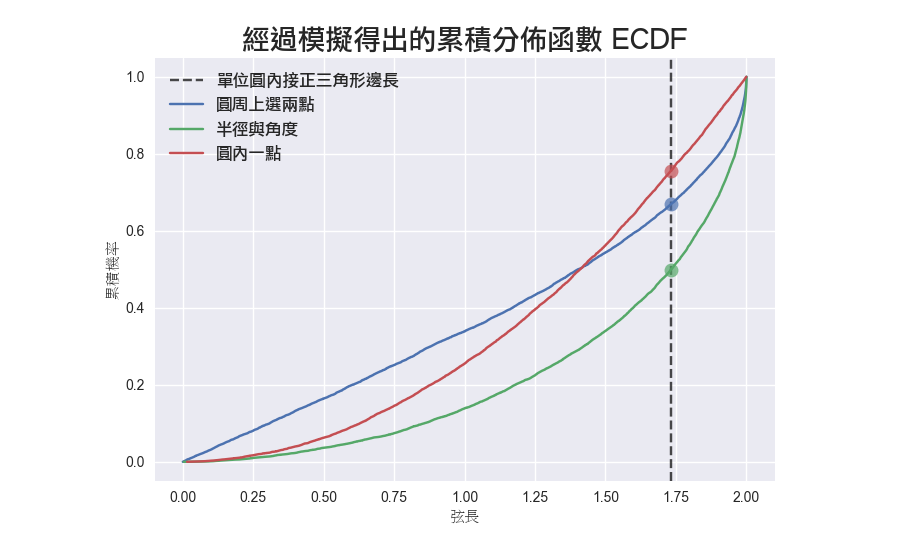
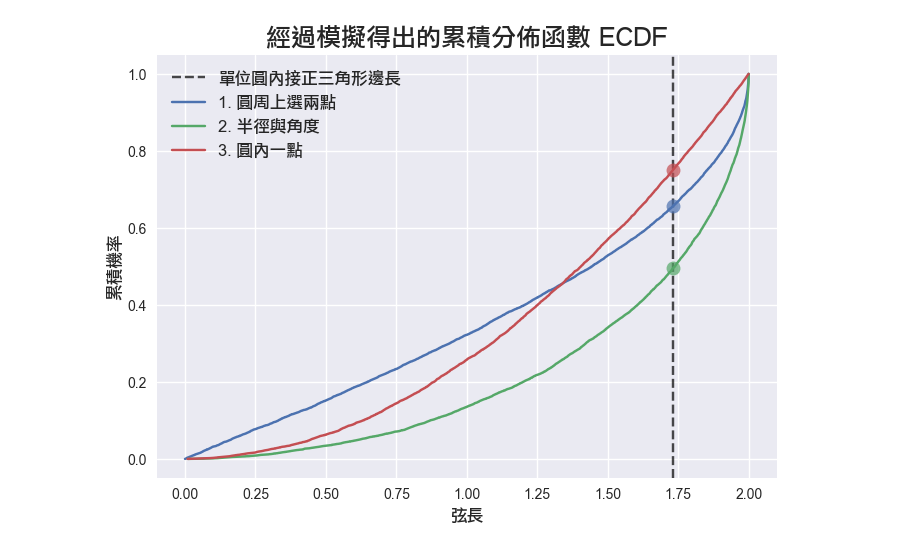
Before and after one commit to tmt514/probability, a Jupyter notebook: notebook/Day 4 - Bertrand's Paradox.ipynb, the cells around one changed output. Drawn from its saved outputs; the diff is of its cells as text; code cells hidden in the pictures.

```diff
--- a/notebook/Day 4 - Bertrand's Paradox.ipynb
+++ b/notebook/Day 4 - Bertrand's Paradox.ipynb
@@ -14,7 +14,7 @@ def random_chord_by_two_points():
     p2 = np.array([np.cos(t2), np.sin(t2)])
     return np.linalg.norm(p2-p1, ord=2)
 
-def random_chord_by_random_radius():
+def random_chord_by_radius():
     r = np.random.uniform(0.0, 1.0)
     return 2 * np.sqrt(1 - r*r)
 
@@ -22,37 +22,29 @@ def random_chord_by_inner_point():
     r = np.random.uniform(0.0, 1.0)
     return 2 * np.sqrt(1 - r)
 # %%
+N = 10000  # 設定模擬次數。
+
 x0 = np.sqrt(3)
 plt.axvline(x = x0, color = 'k', alpha=0.7, linestyle='dashed', label = '單位圓內接正三角形邊長')
 ax = plt.gca()
+ys = np.linspace(0, 1, N+1)[1:]
 
-N = 10000
-ys = np.linspace(0, 1, N+1)[1:]
-arr1 = [random_chord_by_two_points() for _ in range(N)]
-arr1.sort()
-y1 = bisect.bisect_left(arr1, np.sqrt(3)) / N
-color = next(ax._get_lines.prop_cycler)['color']
-plt.plot(arr1, ys, label='圓周上選兩點', color=color)
-plt.plot(x0, y1, marker='o', linestyle='none', alpha=0.7, markersize=10, color=color)
+def add_plot(sampling_method, label):
+    arr = [sampling_method() for _ in range(N)]
+    arr.sort()
+    y0 = bisect.bisect_left(arr, x0) / N
+    color = next(ax._get_lines.prop_cycler)['color']
+    plt.plot(arr, ys, label=label, color=color)
+    plt.plot(x0, y0, marker='o', linestyle='none', alpha=0.7, markersize=10, color=color)
 
-arr2 = [random_chord_by_random_radius() for _ in range(N)]
-arr2.sort()
-y2 = bisect.bisect_left(arr2, np.sqrt(3)) / N
-color = next(ax._get_lines.prop_cycler)['color']
-plt.plot(arr2, ys, label='半徑與角度', color=color)
-plt.plot(x0, y2, marker='o', linestyle='none', alpha=0.7, markersize=10, color=color)
+add_plot(random_chord_by_two_points,  '1. 圓周上選兩點')
+add_plot(random_chord_by_radius,      '2. 半徑與角度')
+add_plot(random_chord_by_inner_point, '3. 圓內一點')
 
-arr3 = [random_chord_by_inner_point() for _ in range(N)]
-arr3.sort()
-y3 = bisect.bisect_left(arr3, np.sqrt(3)) / N
-color = next(ax._get_lines.prop_cycler)['color']
-plt.plot(arr3, ys, label='圓內一點', color=color)
-plt.plot(x0, y3, marker='o', linestyle='none', alpha=0.7, markersize=10, color=color)
-
-plt.title('經過模擬得出的累積分佈函數 ECDF', fontname='LiHei Pro', fontsize=20)
+plt.title('經過模擬得出的累積分佈函數 ECDF', fontname='LiHei Pro', fontsize=18)
 plt.legend(loc='upper left', prop=font)
-plt.xlabel('弦長', fontname='LiSong Pro')
-plt.ylabel('累積機率', fontname='LiSong Pro')
+plt.xlabel('弦長', fontname='LiHei Pro', fontsize=12)
+plt.ylabel('累積機率', fontname='LiHei Pro', fontsize=12)
 plt.show()
 # %% [output]
-[figure, old version]
+[figure, new version]
```
Also changed, not shown: 1 other file.
